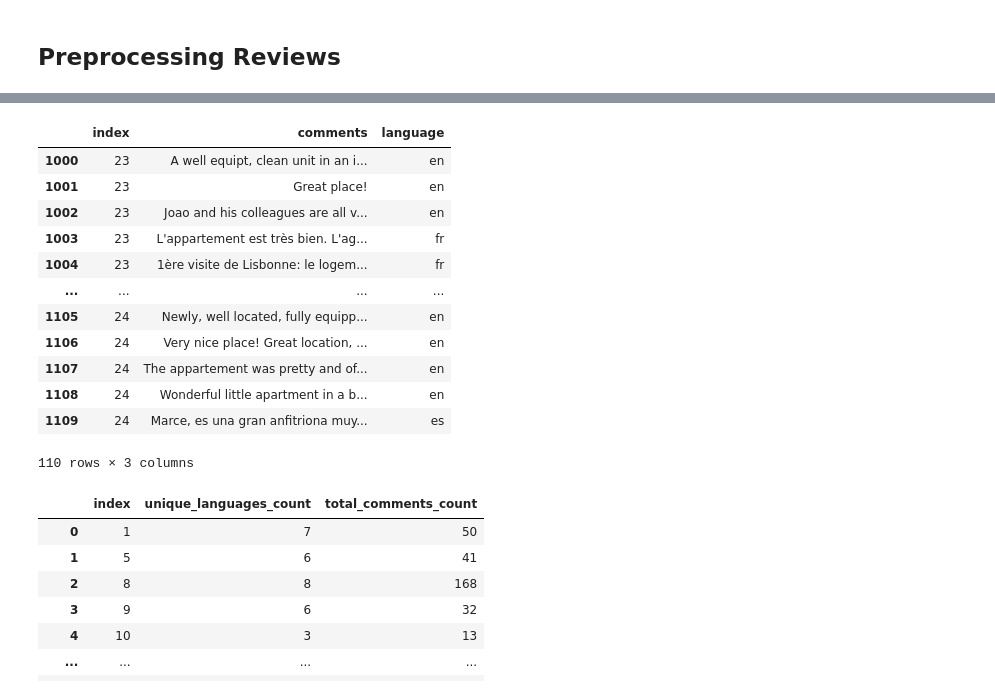
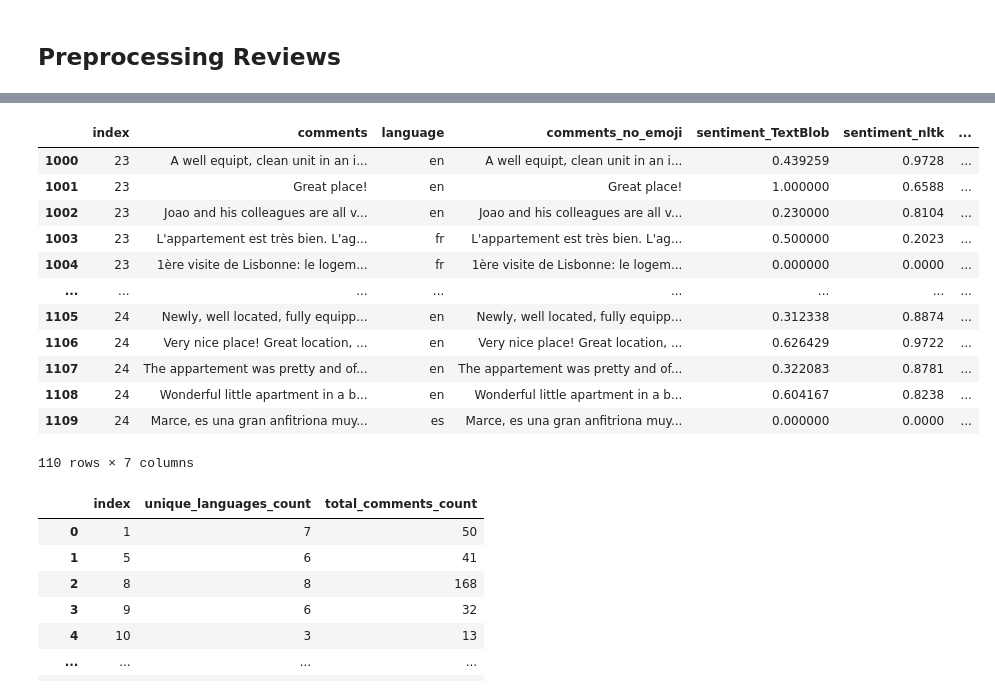
Before and after one commit to iryna-savchuk/TM_project, a Jupyter notebook: Analogue Lab 1 (Text cleaning, BoW, KNN, RF, XGBoost).ipynb, the cells around one changed output, grey strips where cells are left out. Cells and saved outputs as stored; diff of their text form; code cells hidden in the pictures.

Commit message:
added sentiment calculation for reviews, updated analoges of Lab1 and Lab2 correspondingly

```diff
--- a/Analogue Lab 1 (Text cleaning, BoW, KNN, RF, XGBoost).ipynb
+++ b/Analogue Lab 1 (Text cleaning, BoW, KNN, RF, XGBoost).ipynb
@@ -399,20 +399,20 @@ train_df.head(3)
 | 11333 | 11334 | Luna House B&B is part of the Lun... | Luna House B&B is part of the Lun... | 1 | en | en | ... |
 | 3536 | 3537 | Newly refurbished apartment with ... | World citizen looking forward to ... | 0 | en | en | ... |
 # %%
-reviews_df = pd.read_csv('output/reviews_with_language.csv')
+reviews_df = pd.read_csv('output/train_reviews_with_sentiment.csv')
 reviews_df.iloc[1000:1110, :]
 # %% [output]
-|  | index | comments | language |
-| 1000 | 23 | A well equipt, clean unit in an i... | en |
-| 1001 | 23 | Great place! | en |
-| 1002 | 23 | Joao and his colleagues are all v... | en |
-| 1003 | 23 | L'appartement est très bien. L'ag... | fr |
-| 1004 | 23 | 1ère visite de Lisbonne: le logem... | fr |
-| ... | ... | ... | ... |
-| 1105 | 24 | Newly, well located, fully equipp... | en |
-| 1106 | 24 | Very nice place! Great location, ... | en |
-| 1107 | 24 | The appartement was pretty and of... | en |
-| 1108 | 24 | Wonderful little apartment in a b... | en |
-| 1109 | 24 | Marce, es una gran anfitriona muy... | es |
+|  | index | comments | language | comments_no_emoji | sentiment_TextBlob | sentiment_nltk | ... |
+| 1000 | 23 | A well equipt, clean unit in an i... | en | A well equipt, clean unit in an i... | 0.439259 | 0.9728 | ... |
+| 1001 | 23 | Great place! | en | Great place! | 1.000000 | 0.6588 | ... |
+| 1002 | 23 | Joao and his colleagues are all v... | en | Joao and his colleagues are all v... | 0.230000 | 0.8104 | ... |
+| 1003 | 23 | L'appartement est très bien. L'ag... | fr | L'appartement est très bien. L'ag... | 0.500000 | 0.2023 | ... |
+| 1004 | 23 | 1ère visite de Lisbonne: le logem... | fr | 1ère visite de Lisbonne: le logem... | 0.000000 | 0.0000 | ... |
+| ... | ... | ... | ... | ... | ... | ... | ... |
+| 1105 | 24 | Newly, well located, fully equipp... | en | Newly, well located, fully equipp... | 0.312338 | 0.8874 | ... |
+| 1106 | 24 | Very nice place! Great location, ... | en | Very nice place! Great location, ... | 0.626429 | 0.9722 | ... |
+| 1107 | 24 | The appartement was pretty and of... | en | The appartement was pretty and of... | 0.322083 | 0.8781 | ... |
+| 1108 | 24 | Wonderful little apartment in a b... | en | Wonderful little apartment in a b... | 0.604167 | 0.8238 | ... |
+| 1109 | 24 | Marce, es una gran anfitriona muy... | es | Marce, es una gran anfitriona muy... | 0.000000 | 0.0000 | ... |
-110 rows × 3 columns
+110 rows × 7 columns
 # %%
```
Also changed, not shown: parts of 20 cells of this notebook, 3 other files.
